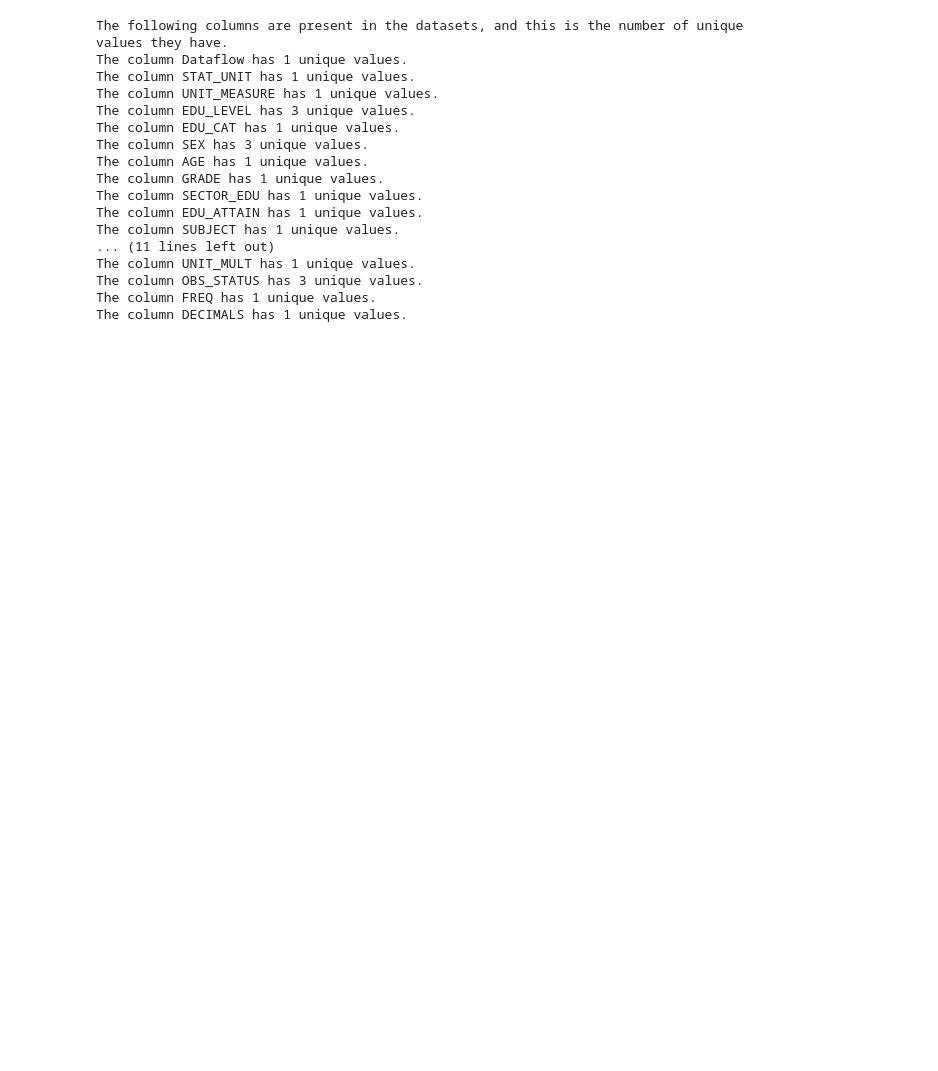
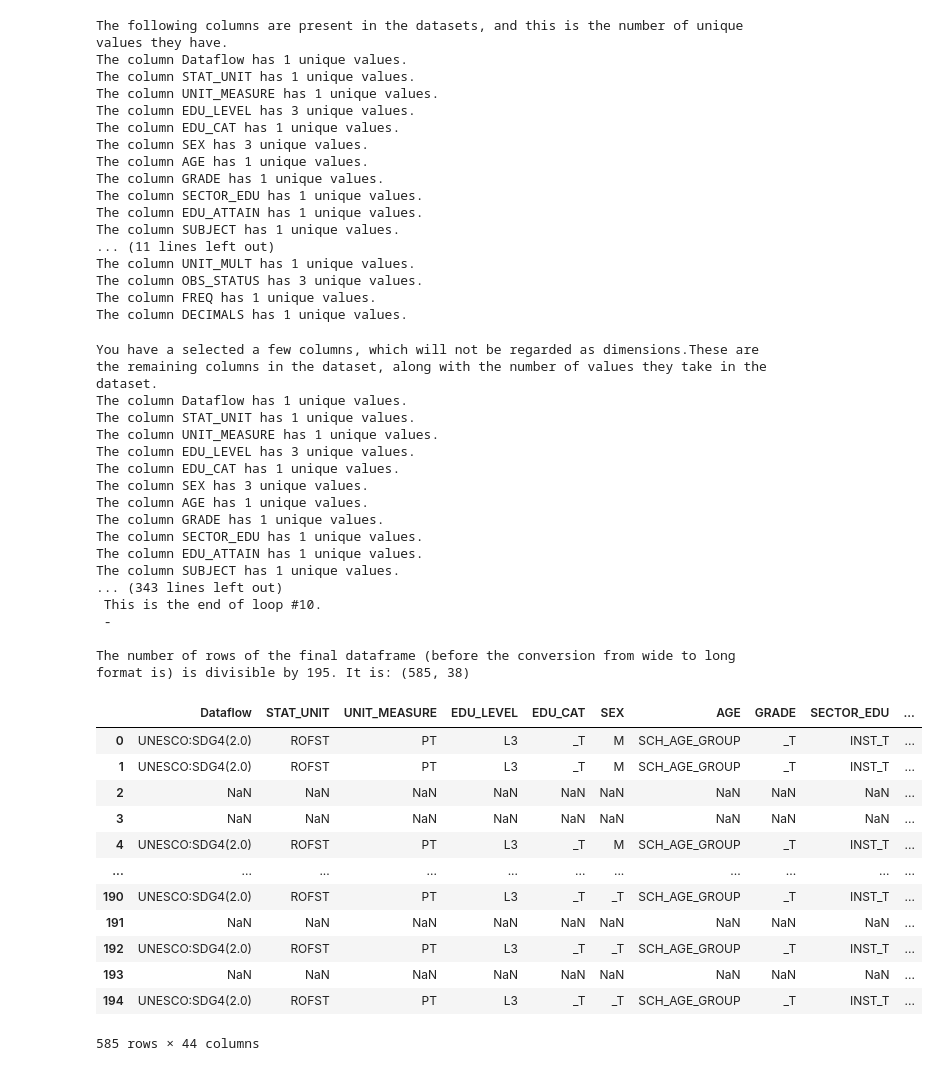
Before and after one commit to m-g-d-c/crba-etl, a Jupyter notebook: main_refactor.ipynb, the cells around one changed output. Cells and saved outputs as stored; diff of their text form; code cells hidden in the pictures; blank space fills up the shorter version.

```diff
--- a/main_refactor.ipynb
+++ b/main_refactor.ipynb
@@ -116,12 +170,10 @@ NameError: name 'crba_data_dictionary_sources' is not defined
 # %%
 # Extract data
-from extract import CSVExtractor
-
-s55_raw = CSVExtractor.extract(
+s55_raw = extract.CSVExtractor.extract(url =
     'https://api.uis.unesco.org/sdmx/data/UNESCO,SDG4,2.0/ROFST.PT.L2+L2_3+L3._T._T+F+M.SCH_AGE_GROUP._T.INST_T._Z._T._Z._Z._Z._T._T._Z._Z._Z.?startPeriod=2005&endPeriod=2018&format=csv-sdmx&locale=en&subscription-key=460ab272abdd43c892bb59c218c22c09'
 )
 
-s55_raw.to_csv(data_sources_raw / "data_raw/S_55_raw.csv")
+s55_raw.to_csv(data_sources_raw / "S_55_raw.csv")
 # %% [output]
 The following columns are present in the datasets, and this is the number of unique values they have.
 The column Dataflow has 1 unique values.
@@ -141,9 +193,7 @@ The column OBS_STATUS has 3 unique values.
 The column FREQ has 1 unique values.
 The column DECIMALS has 1 unique values.
 # %%
-from cleanse import Cleanser
-
-cleansed= Cleanser.cleanse(
+s55_cleansed = cleanse.Cleanser.cleanse(
     raw_data = s55_raw,
     raw_data_iso_2_col = 'REF_AREA',
     country_df = country_crba_list,
@@ -151,4 +201,62 @@ cleansed= Cleanser.cleanse(
     non_dim_cols = ['OBS_VALUE', 'TIME_PERIOD', 'OBS_STATUS']
 )
 
-s55_raw.to_csv(data_sources_raw / "S_55_cleansed.csv")
+s55_cleansed.to_csv(data_sources_raw / "S_55_cleansed.csv")
+# %%
+from normalize.scaler import normalizer
+
+s55_normalized = normalizer(
+    cleansed_data = s55_cleansed,
+    indicator_raw_value = 'OBS_VALUE',
+    indicator_code = 'WP_DW_OC_FREASS',
+    indicator_name = 'Out-of-school adolescents (lower secondary)',
+    indicator_index = 'Workplace',
+    indicator_issue = 'Decent working conditions',
+    indicator_category = 'Outcome',
+    cleansed_df_iso2_col = 'REF_AREA',
+    crba_final_country_list = country_crba_list,
+    crba_final_country_list_iso_col = 'COUNTRY_ISO_2',
+    inverted = True,
+    non_dim_cols = [
+        'TIME_PERIOD',
+        'REF_AREA',
+        'OBS_VALUE',
+        'OBS_STATUS',
+        'COUNTRY_ISO_3',
+        'COUNTRY_NAME',
+        'COUNTRY_ISO_2',
+        '_merge'
+    ])
+
+s55_normalized
+# %% [output]
+You have a selected a few columns, which will not be regarded as dimensions.These are the remaining columns in the dataset, along with the number of values they take in the dataset.
+The column Dataflow has 1 unique values.
+The column STAT_UNIT has 1 unique values.
+The column UNIT_MEASURE has 1 unique values.
+The column EDU_LEVEL has 3 unique values.
+The column EDU_CAT has 1 unique values.
+The column SEX has 3 unique values.
+The column AGE has 1 unique values.
+The column GRADE has 1 unique values.
+The column SECTOR_EDU has 1 unique values.
+The column EDU_ATTAIN has 1 unique values.
+The column SUBJECT has 1 unique values.
+... (343 lines left out)
+ This is the end of loop #10.
+ -
+
+The number of rows of the final dataframe (before the conversion from wide to long format is) is divisible by 195. It is: (585, 38)
+|  | Dataflow | STAT_UNIT | UNIT_MEASURE | EDU_LEVEL | EDU_CAT | SEX | AGE | GRADE | SECTOR_EDU | ... |
+| 0 | UNESCO:SDG4(2.0) | ROFST | PT | L3 | _T | M | SCH_AGE_GROUP | _T | INST_T | ... |
+| 1 | UNESCO:SDG4(2.0) | ROFST | PT | L3 | _T | M | SCH_AGE_GROUP | _T | INST_T | ... |
+| 2 | NaN | NaN | NaN | NaN | NaN | NaN | NaN | NaN | NaN | ... |
+| 3 | NaN | NaN | NaN | NaN | NaN | NaN | NaN | NaN | NaN | ... |
+| 4 | UNESCO:SDG4(2.0) | ROFST | PT | L3 | _T | M | SCH_AGE_GROUP | _T | INST_T | ... |
+| ... | ... | ... | ... | ... | ... | ... | ... | ... | ... | ... |
+| 190 | UNESCO:SDG4(2.0) | ROFST | PT | L3 | _T | _T | SCH_AGE_GROUP | _T | INST_T | ... |
+| 191 | NaN | NaN | NaN | NaN | NaN | NaN | NaN | NaN | NaN | ... |
+| 192 | UNESCO:SDG4(2.0) | ROFST | PT | L3 | _T | _T | SCH_AGE_GROUP | _T | INST_T | ... |
+| 193 | NaN | NaN | NaN | NaN | NaN | NaN | NaN | NaN | NaN | ... |
+| 194 | UNESCO:SDG4(2.0) | ROFST | PT | L3 | _T | _T | SCH_AGE_GROUP | _T | INST_T | ... |
+585 rows × 44 columns
```
Also changed, not shown: parts of 11 cells of this notebook.
